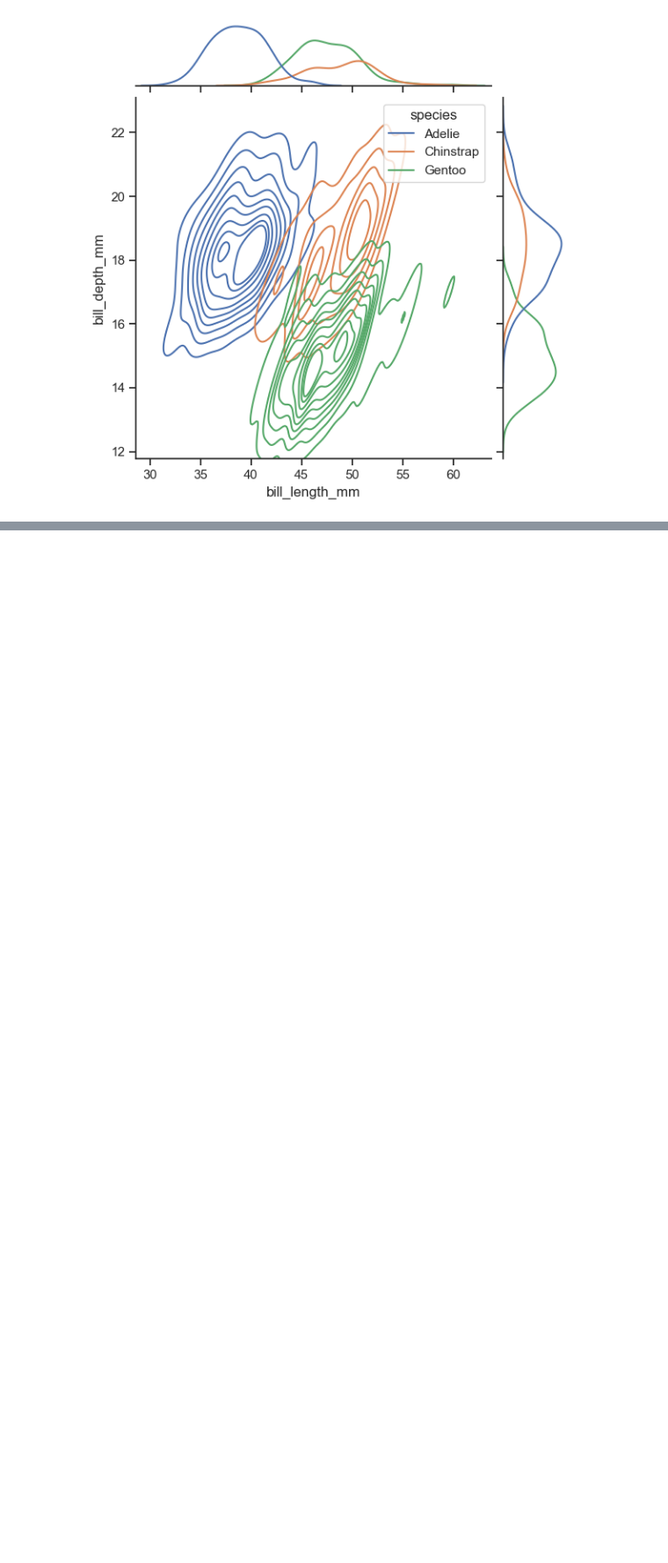
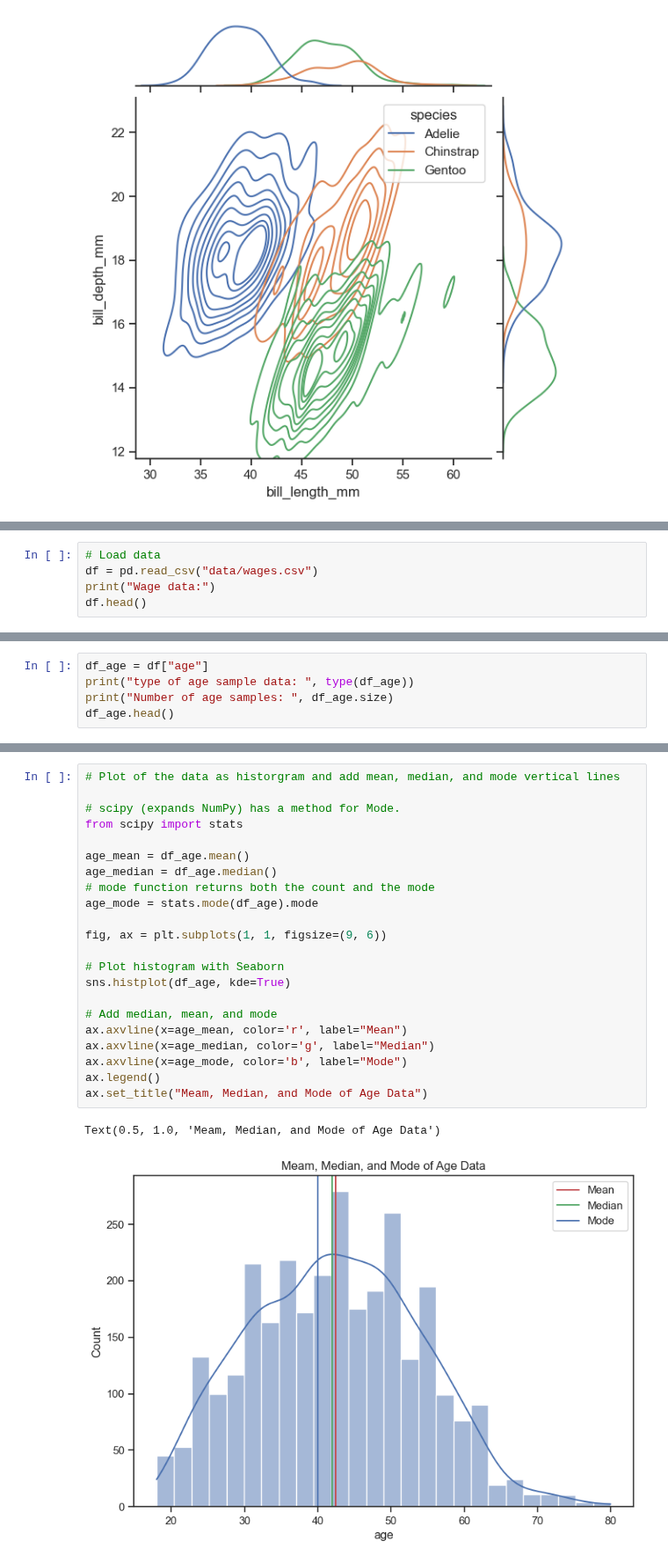
Before and after one commit to jarix/Python_Snippets, a Jupyter notebook: seaborn_101.ipynb, the cells around one changed output, grey strips where cells are left out. Shown at 88% size. Drawn from its saved outputs; the diff is of its cells as text; blank space fills up the shorter version.

Commit message:
Additional seaborn examples

```diff
--- a/seaborn_101.ipynb
+++ b/seaborn_101.ipynb
@@ -33,0 +41,5 @@ g = sns.jointplot(
+# %%
+# Load data
+df = pd.read_csv("data/wages.csv")
+print("Wage data:")
+df.head()
@@ -33,0 +54,5 @@ g = sns.jointplot(
+# %%
+df_age = df["age"]
+print("type of age sample data: ", type(df_age))
+print("Number of age samples: ", df_age.size)
+df_age.head()
@@ -33,0 +68,25 @@ g = sns.jointplot(
+# %%
+# Plot of the data as historgram and add mean, median, and mode vertical lines
+
+# scipy (expands NumPy) has a method for Mode.
+from scipy import stats
+
+age_mean = df_age.mean()
+age_median = df_age.median()
+# mode function returns both the count and the mode
+age_mode = stats.mode(df_age).mode
+
+fig, ax = plt.subplots(1, 1, figsize=(9, 6))
+
+# Plot histogram with Seaborn
+sns.histplot(df_age, kde=True)
+
+# Add median, mean, and mode
+ax.axvline(x=age_mean, color='r', label="Mean")
+ax.axvline(x=age_median, color='g', label="Median")
+ax.axvline(x=age_mode, color='b', label="Mode")
+ax.legend()
+ax.set_title("Meam, Median, and Mode of Age Data")
+# %% [output]
+Text(0.5, 1.0, 'Meam, Median, and Mode of Age Data')
+[figure, added]
```
Also changed, not shown: parts of 11 cells of this notebook, 1 other file.
